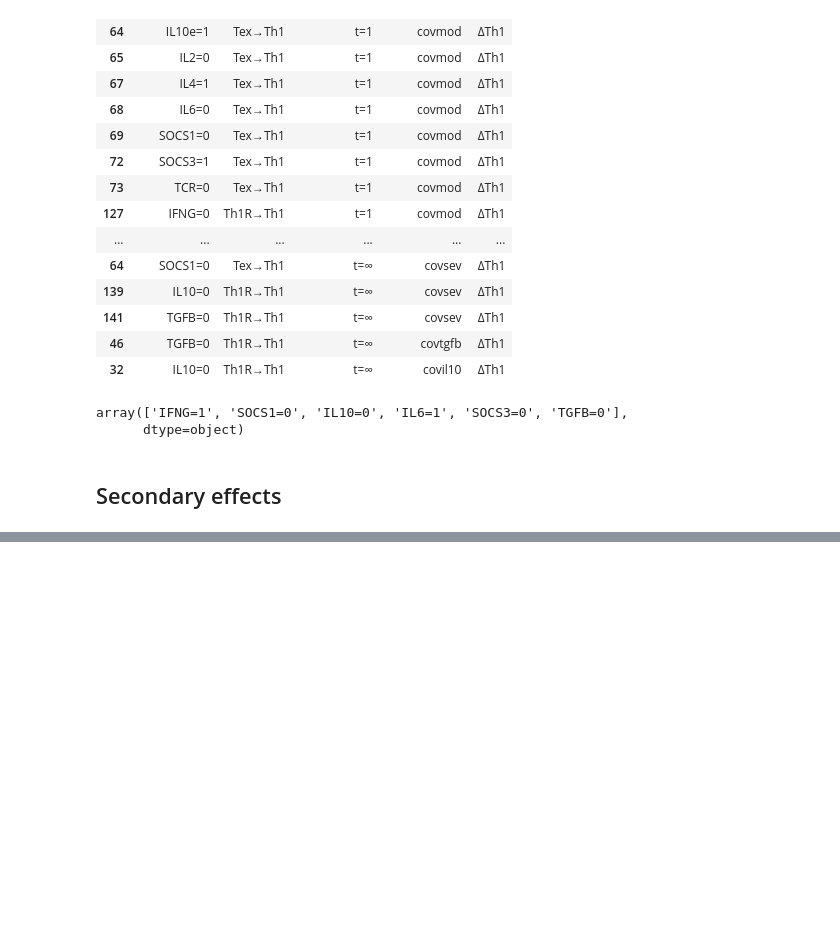
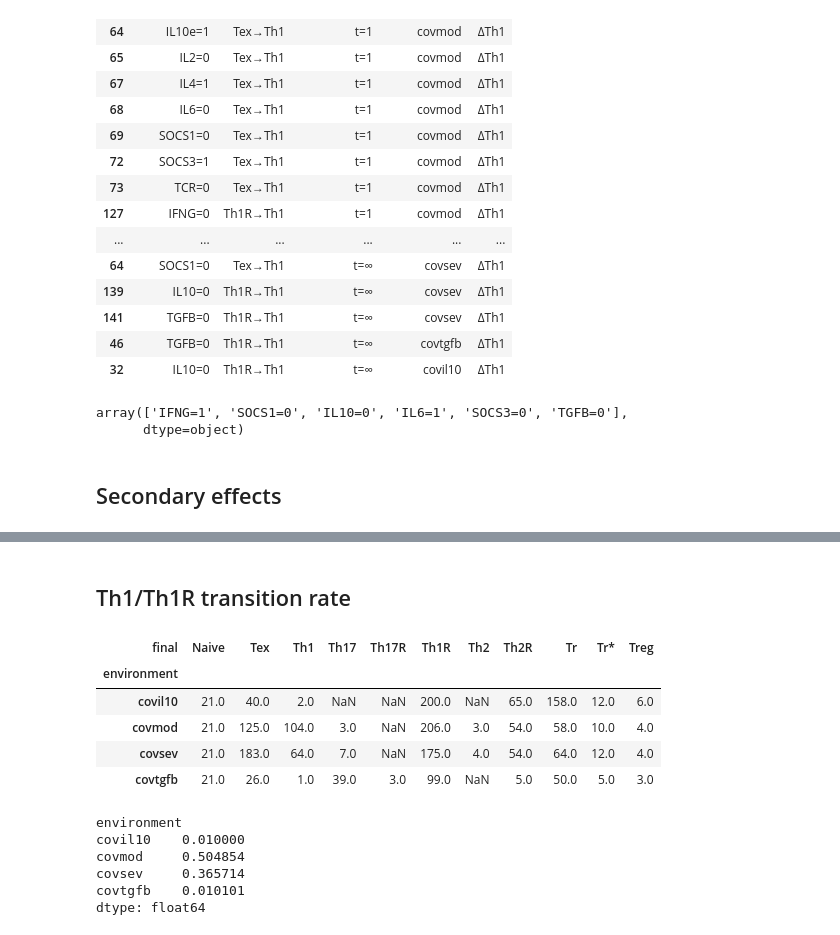
Before and after one commit to Laboratorio-de-Biologia-Computacional/CD4Tcell_COVID19, a Jupyter notebook: CD4Tcell_COVID19_table.ipynb, the cells around one changed output, grey strips where cells are left out. Cells and saved outputs as stored; diff of their text form; code cells hidden in the pictures; blank space fills up the shorter version.

```diff
--- a/CD4Tcell_COVID19_table.ipynb
+++ b/CD4Tcell_COVID19_table.ipynb
@@ -158,3 +158,28 @@ effect
 |  | ΔTh1 | - | - | Th1R→Th1\nTr→Th1 | Th1R→Th1\nTr→Th1 | Th1R→Th1 | Th1R→Th1 | - | Th1R→Th1 |
 # %%
 effect.to_csv('results/thsocs_interventions.csv')
+# %% [markdown]
+## Th1/Th1R transition rate
+# %%
+count = data[['environment','final','values']]
+#count.groupby(['environment','final']).count()
+count = pd.pivot_table(count, index='environment',columns='final',
+                       aggfunc='count')
+count.columns = count.columns.get_level_values(1)
+count
+# %% [output]
+| final | Naive | Tex | Th1 | Th17 | Th17R | Th1R | Th2 | Th2R | Tr | Tr* | Treg |
+| environment |  |  |  |  |  |  |  |  |  |  |  |
+| covil10 | 21.0 | 40.0 | 2.0 | NaN | NaN | 200.0 | NaN | 65.0 | 158.0 | 12.0 | 6.0 |
+| covmod | 21.0 | 125.0 | 104.0 | 3.0 | NaN | 206.0 | 3.0 | 54.0 | 58.0 | 10.0 | 4.0 |
+| covsev | 21.0 | 183.0 | 64.0 | 7.0 | NaN | 175.0 | 4.0 | 54.0 | 64.0 | 12.0 | 4.0 |
+| covtgfb | 21.0 | 26.0 | 1.0 | 39.0 | 3.0 | 99.0 | NaN | 5.0 | 50.0 | 5.0 | 3.0 |
+# %%
+count['Th1']/count['Th1R']
+# %% [output]
+environment
+covil10    0.010000
+covmod     0.504854
+covsev     0.365714
+covtgfb    0.010101
+dtype: float64
```
Also changed, not shown: 3 other files.
